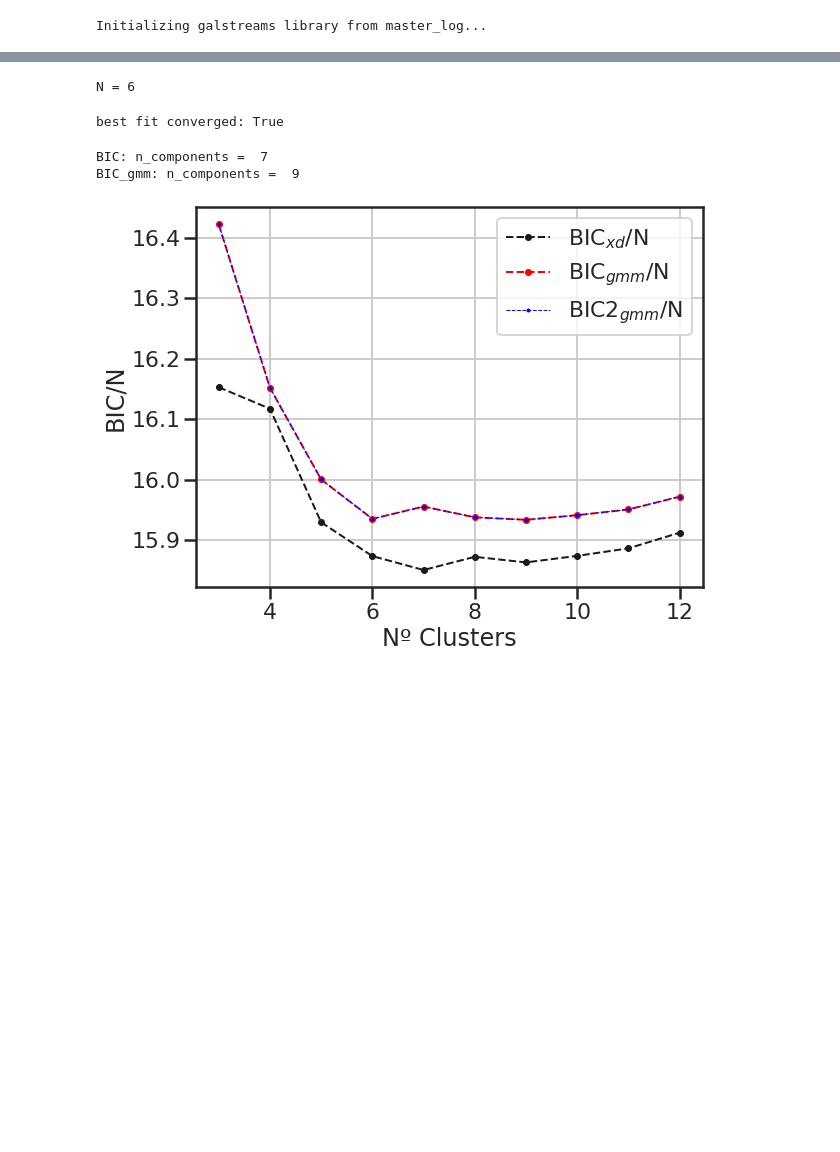
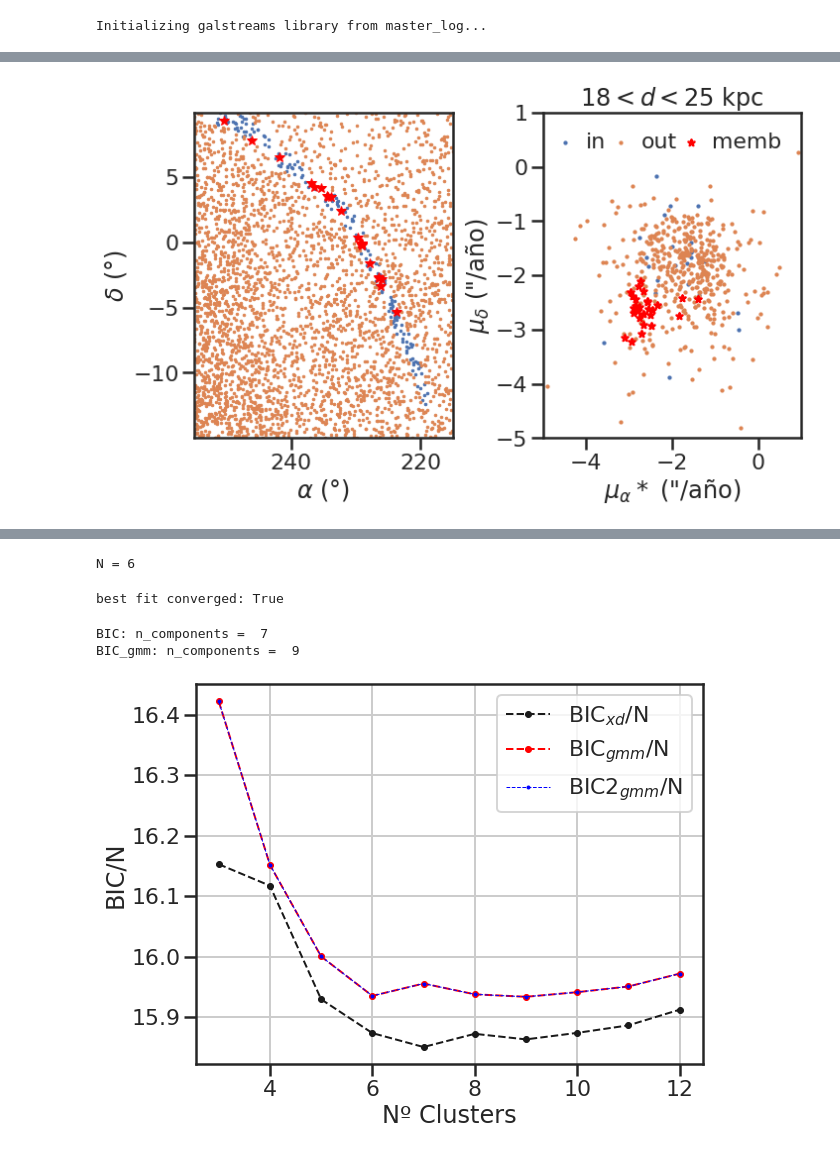
Before and after one commit to bdominguez13/stream_memb, a Jupyter notebook: Price+2019/Pal5.ipynb, the cells around one changed output, grey strips where cells are left out. Cells and saved outputs as stored; diff of their text form; code cells hidden in the pictures; blank space fills up the shorter version.

```diff
--- a/Price+2019/Pal5.ipynb
+++ b/Price+2019/Pal5.ipynb
@@ -71,0 +66,91 @@ pos
+# %%
+#Estrellas del track y del fondo
+d_in = (data['Dist']>18) & (data['Dist']<25)
+inside = (data['Track']==1)
+out = (data['Track']==0)
+miembro = inside & (data['Memb']>0.5)
+
+fig=plt.figure(1,figsize=(10,6))
+fig.subplots_adjust(wspace=0.35,hspace=0.34,top=0.93,bottom=0.17,left=0.13,right=0.98)
+ax=fig.add_subplot(121)
+ax.plot(data[inside]['RA_ICRS'],data[inside]['DE_ICRS'],'.',ms=5)
+ax.plot(data[out]['RA_ICRS'],data[out]['DE_ICRS'],'.',ms=5)
+ax.plot(data[miembro]['RA_ICRS'],data[miembro]['DE_ICRS'],'*',c='red',ms=10)
+ax.set_xlabel('$\\alpha$ (°)')
+ax.set_ylabel('$\delta$ (°)')
+ax.set_xlim([max(data['RA_ICRS']), min(data['RA_ICRS'])])
+ax.set_ylim([min(data['DE_ICRS']), max(data['DE_ICRS'])])
+
+ax=fig.add_subplot(122)
+ax.scatter(data[inside & d_in]['pmRA'],data[inside & d_in]['pmDE'],s=5, label='in')
+ax.scatter(data[out & d_in]['pmRA'],data[out & d_in]['pmDE'],s=5, label='out')
+ax.scatter(data[miembro & d_in]['pmRA'],data[miembro & d_in]['pmDE'],s=50, marker='*',color='red', label='memb')
+ax.set_xlabel('$\mu_\\alpha*$ ("/año)')
+ax.set_ylabel('$\mu_\delta$ ("/año)')
+ax.set_title('$18 < d < 25$ kpc')
+ax.legend(frameon=False, ncol=3, columnspacing=0.5, handlelength=0.3)
+ax.set_xlim([-5,1])
+ax.set_ylim([-5,1]);
+
+
+fig2=plt.figure(2,figsize=(12,8))
+fig2.subplots_adjust(wspace=0.3,hspace=0.34,top=0.95,bottom=0.12,left=0.11,right=0.98)
+ax2=fig2.add_subplot(221)
+ax2.plot(phi1[inside],phi2[inside],'.',ms=5)
+ax2.plot(phi1[out],phi2[out],'.',ms=2.5)
+ax2.plot(phi1_t,phi2_t,'k.',ms=1.)
+ax2.plot(phi1[miembro],phi2[miembro],'*',c='red',ms=10.)
+# ax2.set_xlabel('$\phi_1$ (°)')
+ax2.set_ylabel('$\phi_2$ (°)')
+ax2.set_xlim([-20,15])
+ax2.set_ylim([-3,5])
+
+ax2=fig2.add_subplot(222)
+ax2.plot(phi1[inside],d[inside],'.',ms=5)
+ax2.plot(phi1[out],d[out],'.',ms=2.5)
+ax2.plot(phi1[miembro],d[miembro],'*',c='red',ms=10.)
+# ax2.set_xlabel('$\phi_1$ (°)')
+ax2.set_ylabel('$d$ (kpc)')
+ax2.set_xlim([-20,15])
+ax2.set_ylim([13,25])
+
+ax2=fig2.add_subplot(223)
+ax2.plot(phi1[inside],pmphi1[inside],'.',ms=5)
+ax2.plot(phi1[out],pmphi1[out],'.',ms=2.5)
+ax2.plot(phi1_t,pmphi1_t,'k.',ms=1.)
+ax2.plot(phi1[miembro],pmphi1[miembro],'*',c='red',ms=10.)
+ax2.set_xlabel('$\phi_1$ (°)')
+ax2.set_ylabel('$\mu_1$ ("/año)')
+ax2.set_xlim([-20,15])
+ax2.set_ylim([1,6])
+
+ax2=fig2.add_subplot(224)
+ax2.plot(phi1[inside],pmphi2[inside],'.',ms=5)
+ax2.plot(phi1[out],pmphi2[out],'.',ms=2.5)
+ax2.plot(phi1_t,pmphi2_t,'k.',ms=1.)
+ax2.plot(phi1[miembro],pmphi2[miembro],'*',c='red',ms=10.)
+ax2.set_xlabel('$\phi_1$ (°)')
+ax2.set_ylabel('$\mu_2$ ("/año)')
+ax2.set_xlim([-20,15])
+ax2.set_ylim([-2.5,2.5]);
+
+
+# st = "Pal5-PW19"
+fig3=plt.figure(3,figsize=(8,6))
+fig3.subplots_adjust(wspace=0.25,hspace=0.34,top=0.95,bottom=0.16,left=0.17,right=0.95)
+ax3=fig3.add_subplot(111)
+ax3.plot(data[inside]['RA_ICRS'],data[inside]['DE_ICRS'],'.',ms=5)
+ax3.plot(data[out]['RA_ICRS'],data[out]['DE_ICRS'],'.',ms=2.5)
+ax3.plot(track.ra, track.dec, 'k.', ms=1.)
+ax3.plot(mwsts[st].poly_sc.icrs.ra, mwsts[st].poly_sc.icrs.dec, lw=1.,ls='--', color='black')
+ax3.set_xlabel('$\\alpha$ (°)')
+ax3.set_ylabel('$\delta$ (°)')
+ax3.set_xlim([max(data['RA_ICRS']), min(data['RA_ICRS'])])
+ax3.set_ylim([min(data['DE_ICRS']), max(data['DE_ICRS'])]);
+
+
+fig.savefig('sample.png')
+fig2.savefig('track_memb.png')
+# fig3.savefig('track.png')
+# %% [output]
+[figure, added]
```
Also changed, not shown: parts of 9 cells of this notebook.
